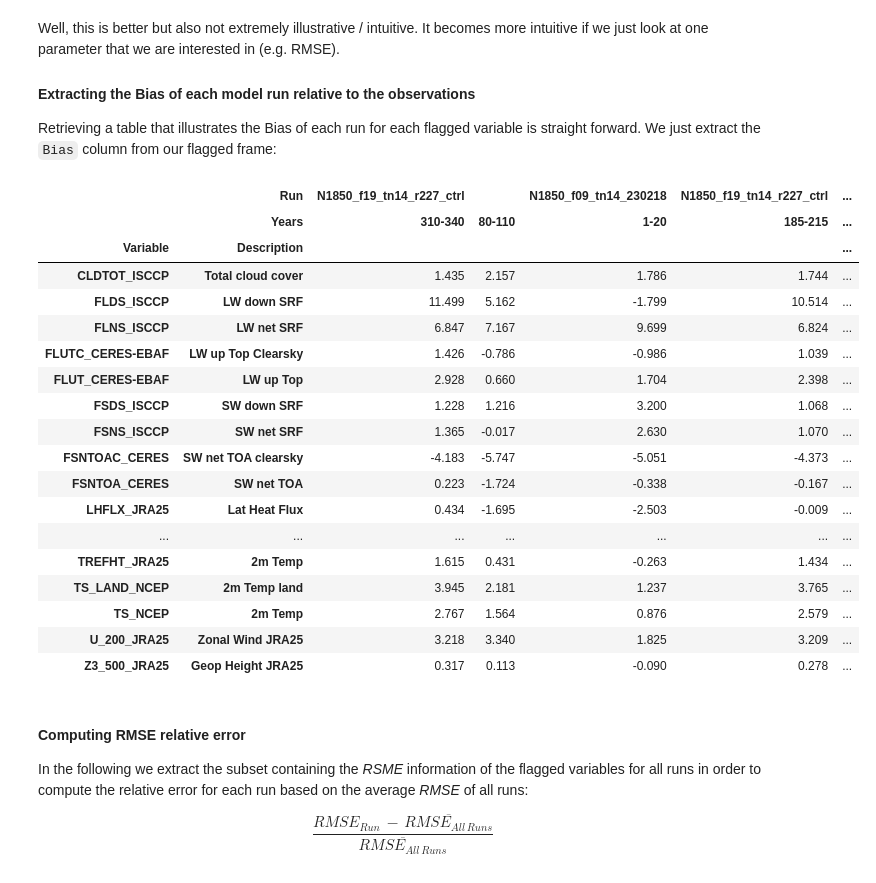
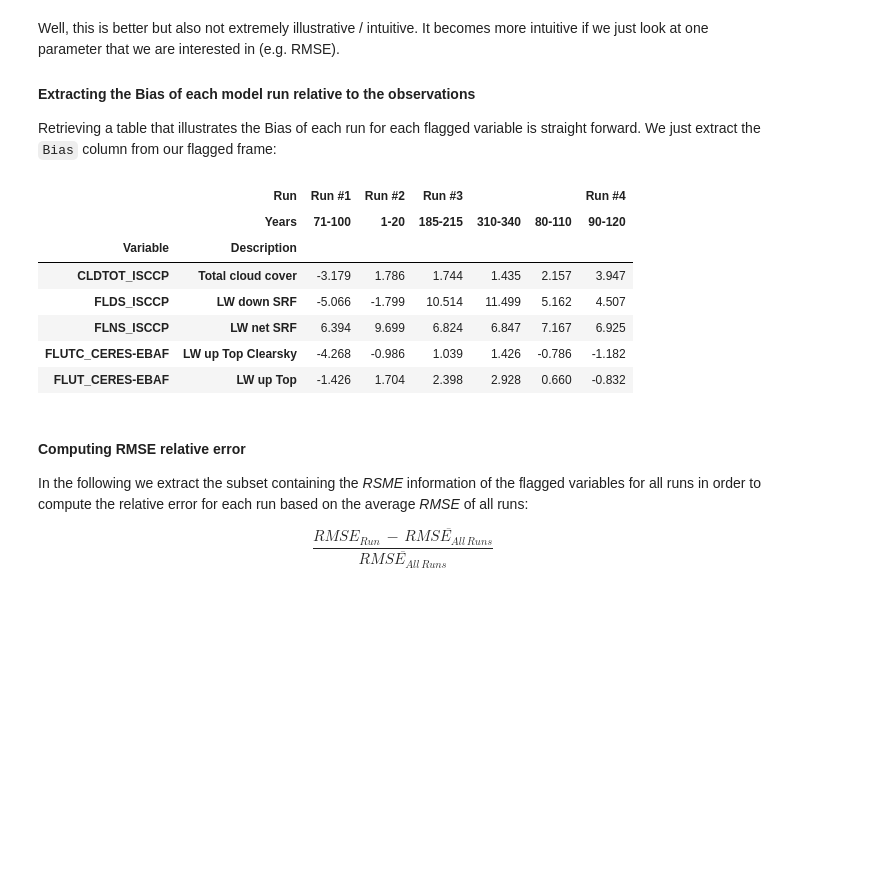
Before and after one commit to jgliss/my_notebooks, a Jupyter notebook: notebooks/read_ascii_cams_diag.ipynb, the cells around one changed output. Drawn from its saved outputs; the diff is of its cells as text; code cells hidden in the pictures; blank space fills up the shorter version.

```diff
--- a/notebooks/read_ascii_cams_diag.ipynb
+++ b/notebooks/read_ascii_cams_diag.ipynb
@@ -67,7 +67,7 @@ var_info_dict
 # %% [markdown]
 ### Search and load ASCII files (either using .asc or .webarchive file type)
 # %%
-files = glob(data_dir + "*.webarchive")
+files = sorted(glob(data_dir + "*.webarchive"))
 
 for file in files:
     print(file)
@@ -275,0 +269,3 @@ merged
+# %%
+merged = read_and_merge_all(file_list=files, var_info_dict=var_info_dict, replace_runid_prefix="Run #")
+merged
@@ -305,4 +371,4 @@ For visualisation this display requires a lot of scrolling. We can make the tabl
 # %%
-flagged_unstacked = flagged.unstack(level=(0,1))
+flagged_unstacked = flagged.unstack(["Run", "Years"])
 flagged_unstacked
 # %% [output]
@@ -335,27 +401,16 @@ Well, this is better but also not extremely illustrative / intuitive. It becomes
 Retrieving a table that illustrates the Bias of each run for each flagged variable is straight forward. We just extract the `Bias` column from our flagged frame:
 # %%
 bias_table = flagged_unstacked["Bias"]
-bias_table
+bias_table.head()
 # %% [output]
-|  | Run | N1850_f19_tn14_r227_ctrl |  | N1850_f09_tn14_230218 | N1850_f19_tn14_r227_ctrl | ... |
-|  | Years | 310-340 | 80-110 | 1-20 | 185-215 | ... |
-| Variable | Description |  |  |  |  | ... |
-| CLDTOT_ISCCP | Total cloud cover | 1.435 | 2.157 | 1.786 | 1.744 | ... |
-| FLDS_ISCCP | LW down SRF | 11.499 | 5.162 | -1.799 | 10.514 | ... |
-| FLNS_ISCCP | LW net SRF | 6.847 | 7.167 | 9.699 | 6.824 | ... |
-| FLUTC_CERES-EBAF | LW up Top Clearsky | 1.426 | -0.786 | -0.986 | 1.039 | ... |
-| FLUT_CERES-EBAF | LW up Top | 2.928 | 0.660 | 1.704 | 2.398 | ... |
-| FSDS_ISCCP | SW down SRF | 1.228 | 1.216 | 3.200 | 1.068 | ... |
-| FSNS_ISCCP | SW net SRF | 1.365 | -0.017 | 2.630 | 1.070 | ... |
-| FSNTOAC_CERES | SW net TOA clearsky | -4.183 | -5.747 | -5.051 | -4.373 | ... |
-| FSNTOA_CERES | SW net TOA | 0.223 | -1.724 | -0.338 | -0.167 | ... |
-| LHFLX_JRA25 | Lat Heat Flux | 0.434 | -1.695 | -2.503 | -0.009 | ... |
-| ... | ... | ... | ... | ... | ... | ... |
-| TREFHT_JRA25 | 2m Temp | 1.615 | 0.431 | -0.263 | 1.434 | ... |
-| TS_LAND_NCEP | 2m Temp land | 3.945 | 2.181 | 1.237 | 3.765 | ... |
-| TS_NCEP | 2m Temp | 2.767 | 1.564 | 0.876 | 2.579 | ... |
-| U_200_JRA25 | Zonal Wind JRA25 | 3.218 | 3.340 | 1.825 | 3.209 | ... |
-| Z3_500_JRA25 | Geop Height JRA25 | 0.317 | 0.113 | -0.090 | 0.278 | ... |
+|  | Run | Run #1 | Run #2 | Run #3 |  |  | Run #4 |
+|  | Years | 71-100 | 1-20 | 185-215 | 310-340 | 80-110 | 90-120 |
+| Variable | Description |  |  |  |  |  |  |
+| CLDTOT_ISCCP | Total cloud cover | -3.179 | 1.786 | 1.744 | 1.435 | 2.157 | 3.947 |
+| FLDS_ISCCP | LW down SRF | -5.066 | -1.799 | 10.514 | 11.499 | 5.162 | 4.507 |
+| FLNS_ISCCP | LW net SRF | 6.394 | 9.699 | 6.824 | 6.847 | 7.167 | 6.925 |
+| FLUTC_CERES-EBAF | LW up Top Clearsky | -4.268 | -0.986 | 1.039 | 1.426 | -0.786 | -1.182 |
+| FLUT_CERES-EBAF | LW up Top | -1.426 | 1.704 | 2.398 | 2.928 | 0.660 | -0.832 |
 # %% [markdown]
 #### Computing RMSE relative error
 
```
Also changed, not shown: parts of 35 cells of this notebook, 1 other file.
